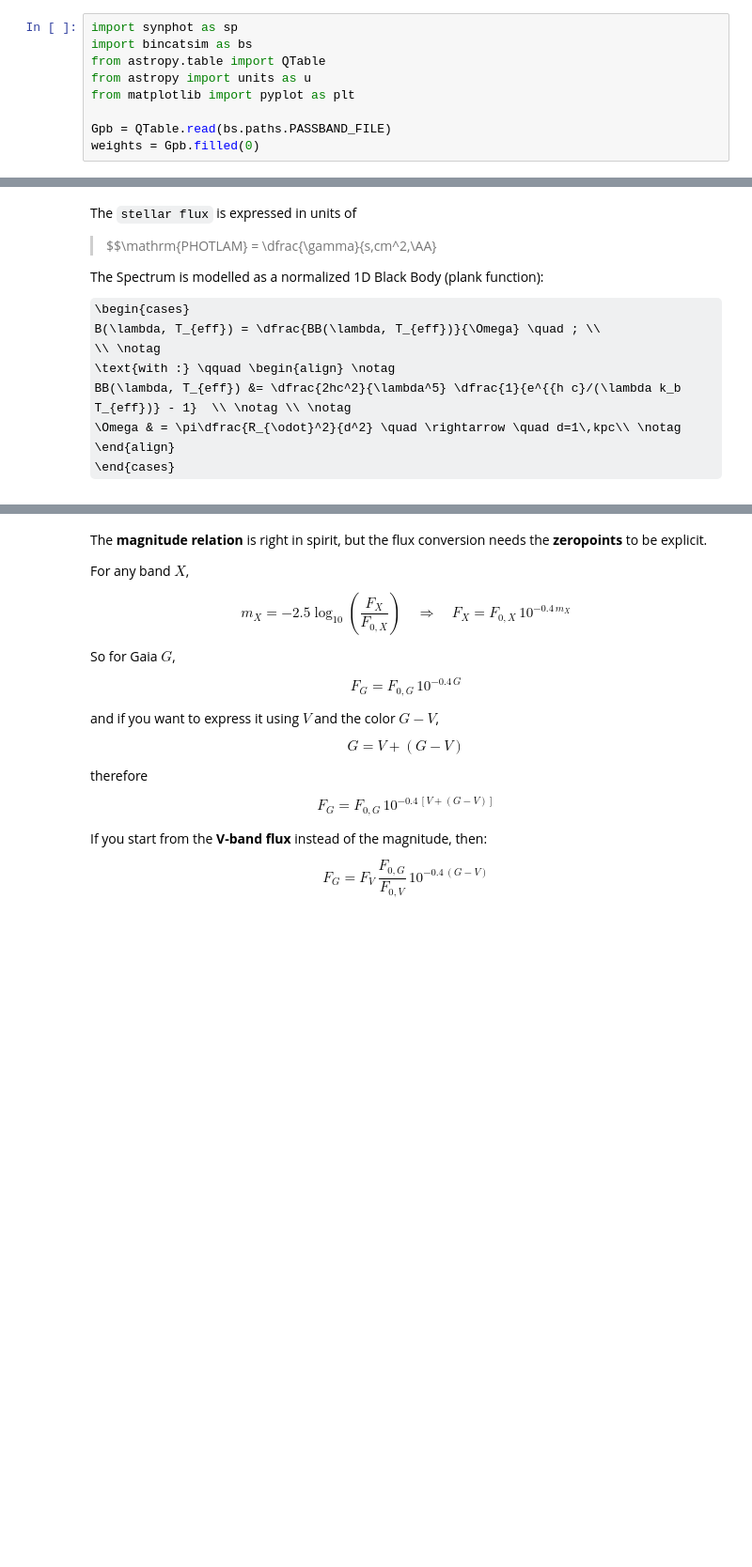
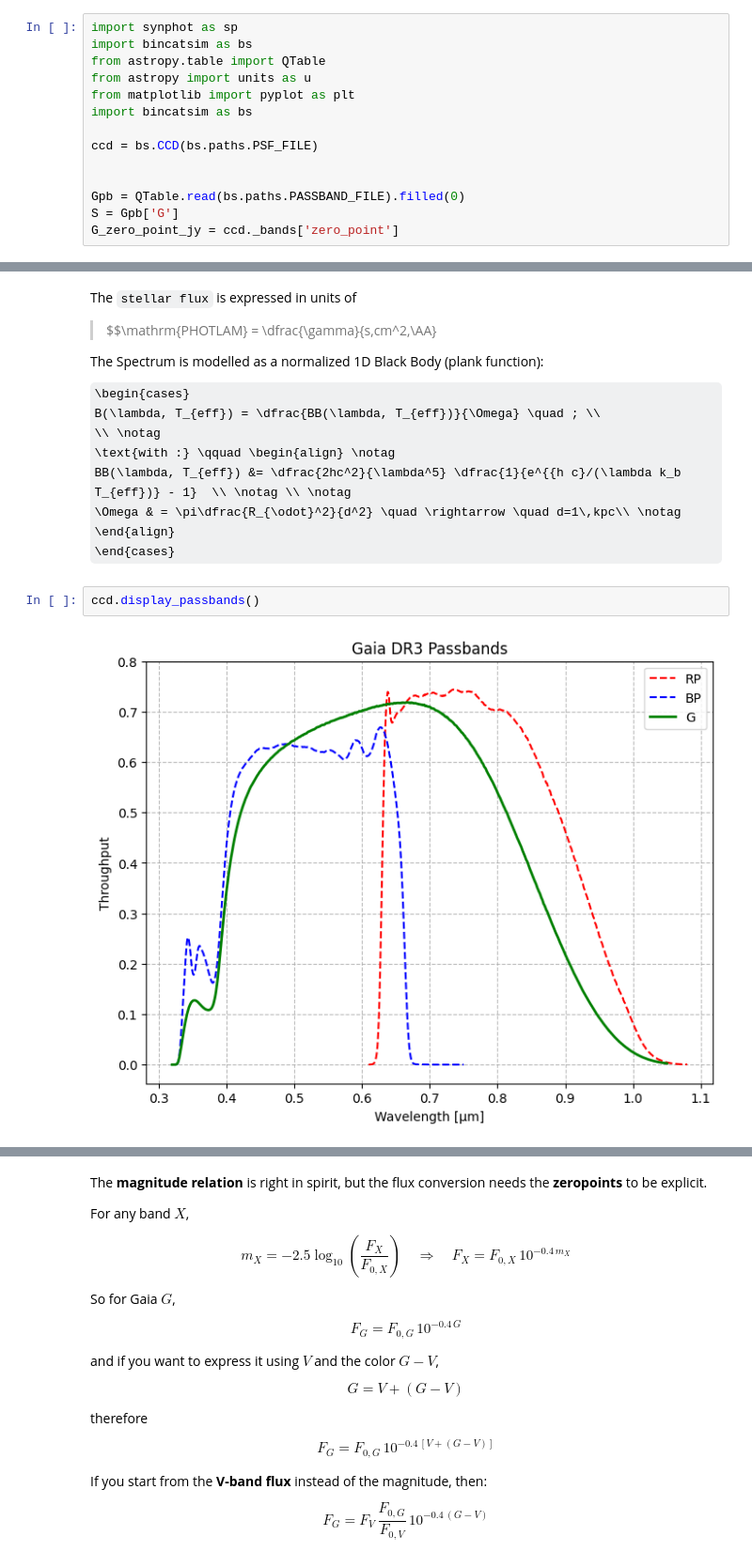
Before and after one commit to pietroferraiuolo/BINCAT, a Jupyter notebook: scripts/02-star-modelling.ipynb, the cells around one changed output, grey strips where cells are left out. Shown at 94% size. Cells and saved outputs as stored; diff of their text form; some formulas as TeX source; blank space fills up the shorter version.

```diff
--- a/scripts/02-star-modelling.ipynb
+++ b/scripts/02-star-modelling.ipynb
@@ -165,6 +165,11 @@ import bincatsim as bs
 from astropy.table import QTable
 from astropy import units as u
 from matplotlib import pyplot as plt
+import bincatsim as bs
 
-Gpb = QTable.read(bs.paths.PASSBAND_FILE)
-weights = Gpb.filled(0)
+ccd = bs.CCD(bs.paths.PSF_FILE)
+
+
+Gpb = QTable.read(bs.paths.PASSBAND_FILE).filled(0)
+S = Gpb['G']
+G_zero_point_jy = ccd._bands['zero_point']
@@ -183,3 +192,7 @@ The Spectrum is modelled as a normalized 1D Black Body (plank function):
     \Omega & = \pi\dfrac{R_{\odot}^2}{d^2} \quad \rightarrow \quad d=1\,kpc\\ \notag
     \end{align}
 \end{cases}
+# %%
+ccd.display_passbands()
+# %% [output]
+[figure, added]
```
Also changed, not shown: parts of 4 cells of this notebook, 8 other files.
